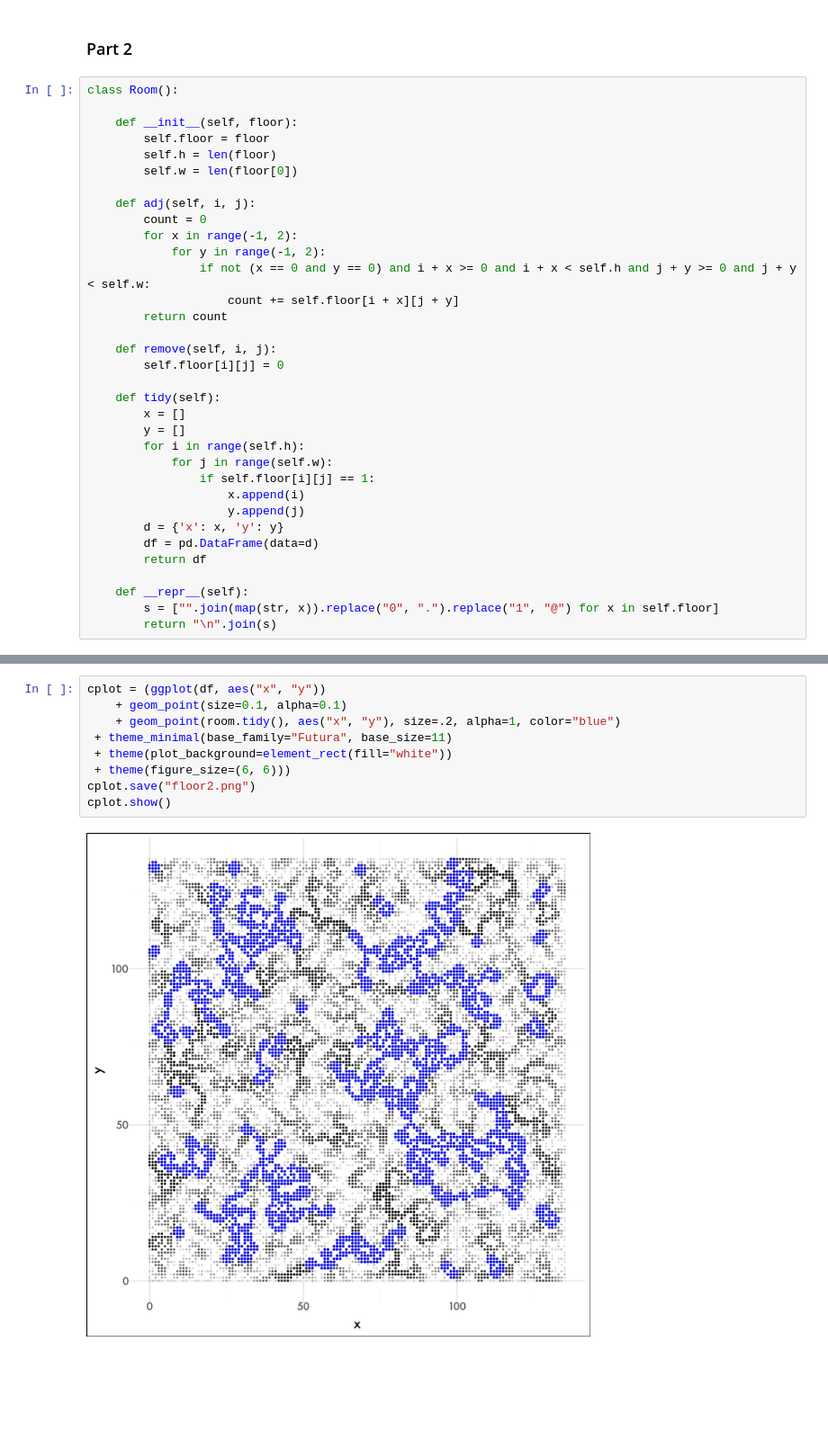
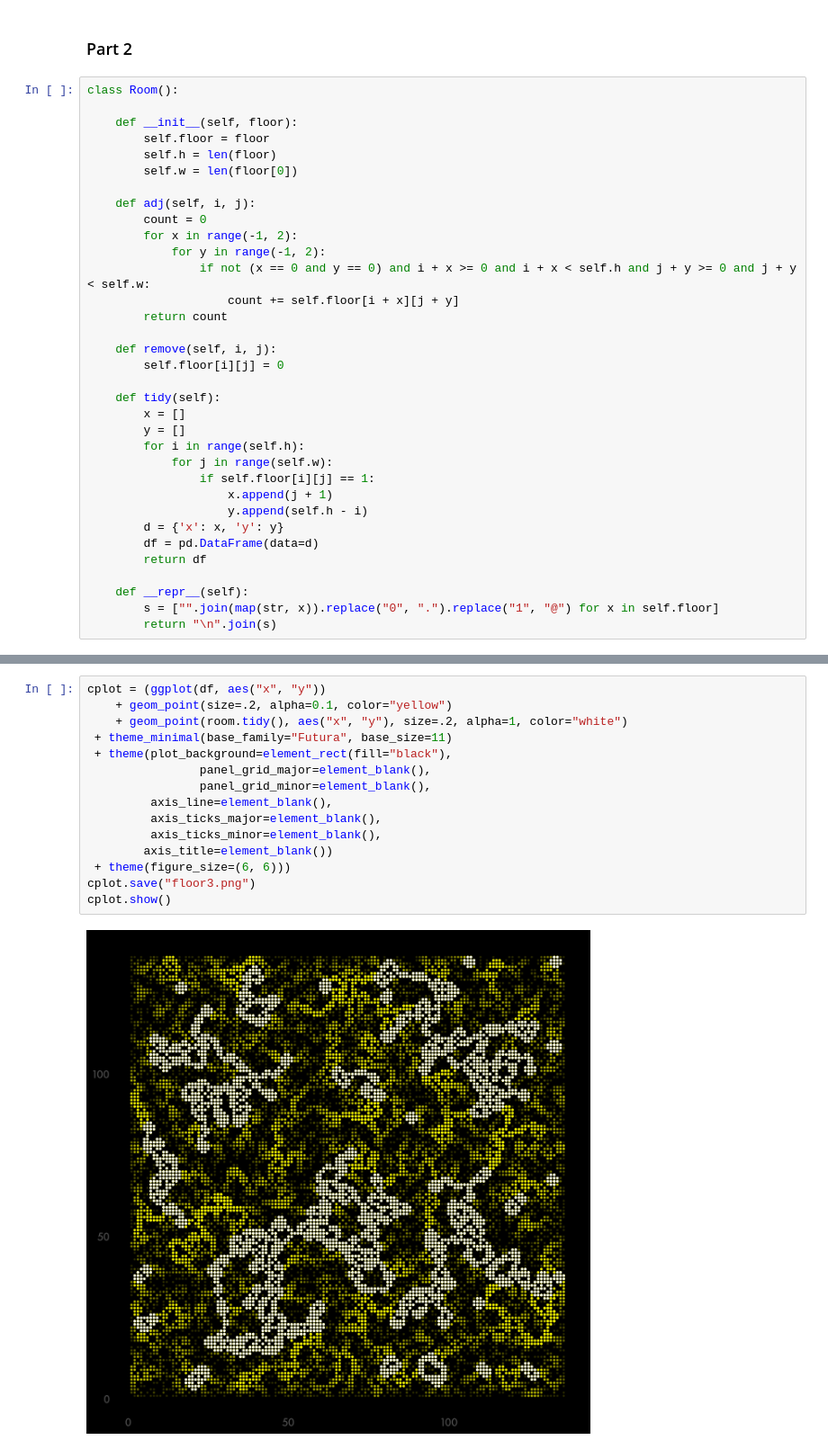
Before and after one commit to mgoadric/AdventOfCode2025, a Jupyter notebook: Solutions.ipynb, the cells around one changed output, grey strips where cells are left out. Shown at 90% size. Saved outputs shown, nothing was run; the diff lists cells and outputs as text; blank space fills up the shorter version.

```diff
--- a/Solutions.ipynb
+++ b/Solutions.ipynb
@@ -400,8 +400,8 @@ class Room():
         for i in range(self.h):
             for j in range(self.w):
                 if self.floor[i][j] == 1:
-                    x.append(i)
-                    y.append(j)
+                    x.append(j + 1)
+                    y.append(self.h - i)
         d = {'x': x, 'y': y}
         df = pd.DataFrame(data=d)
         return df
@@ -464,11 +464,17 @@ df
 # %%
 cplot = (ggplot(df, aes("x", "y"))
-    + geom_point(size=0.1, alpha=0.1)
-    + geom_point(room.tidy(), aes("x", "y"), size=.2, alpha=1, color="blue")
+    + geom_point(size=.2, alpha=0.1, color="yellow")
+    + geom_point(room.tidy(), aes("x", "y"), size=.2, alpha=1, color="white")
  + theme_minimal(base_family="Futura", base_size=11)
- + theme(plot_background=element_rect(fill="white"))
+ + theme(plot_background=element_rect(fill="black"),
+                panel_grid_major=element_blank(),
+                panel_grid_minor=element_blank(),
+         axis_line=element_blank(),
+         axis_ticks_major=element_blank(),
+         axis_ticks_minor=element_blank(),
+        axis_title=element_blank())
  + theme(figure_size=(6, 6)))
-cplot.save("floor2.png")
+cplot.save("floor3.png")
 cplot.show()
 # %% [output]
-[figure, old version]
+[figure, new version]
```
Also changed, not shown: parts of 6 cells of this notebook, 3 other files.
